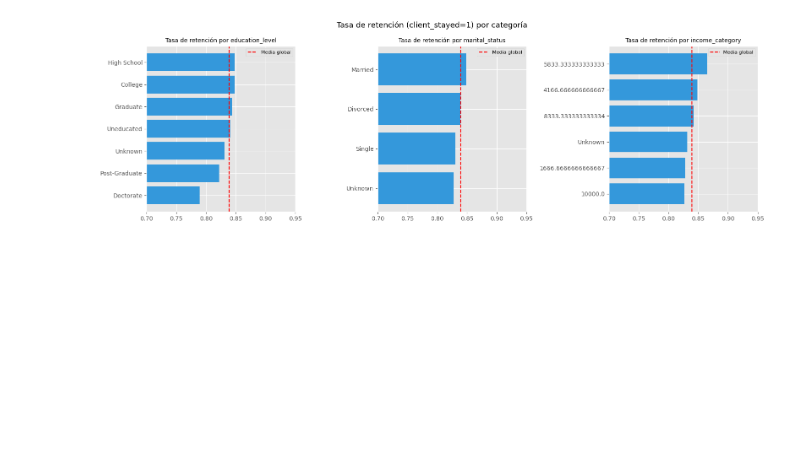
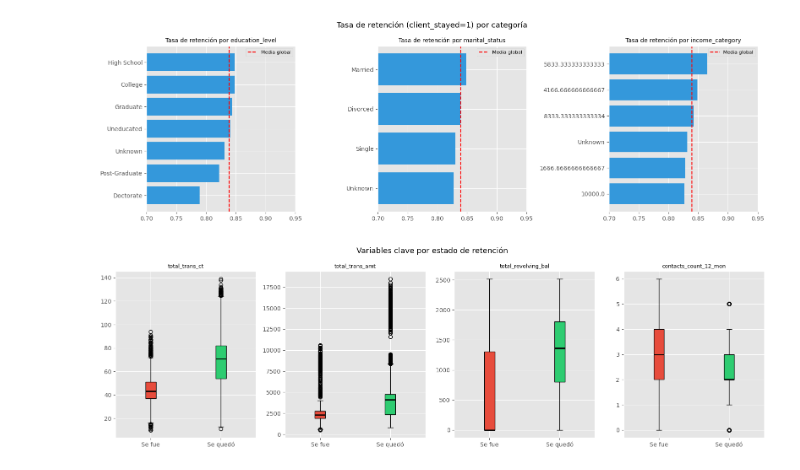
Before and after one commit to bielng/Data-Lab, a Jupyter notebook: trial_05.ipynb, the cells around one changed output. Saved outputs shown, nothing was run; the diff lists cells and outputs as text; code cells hidden in the pictures; blank space fills up the shorter version.

```diff
--- a/trial_05.ipynb
+++ b/trial_05.ipynb
@@ -148,3 +150,21 @@ plt.tight_layout()
 plt.show()
 # %% [output]
 [figure]
+# %%
+fig, axes = plt.subplots(1, 4, figsize=(16, 5))
+key_vars = ['total_trans_ct','total_trans_amt','total_revolving_bal','contacts_count_12_mon']
+
+for ax, col in zip(axes, key_vars):
+    data = [df[df['client_stayed']==0][col], df[df['client_stayed']==1][col]]
+    bp = ax.boxplot(data, patch_artist=True,
+                    boxprops=dict(facecolor='#e74c3c'),
+                    medianprops=dict(color='black', linewidth=2))
+    bp['boxes'][1].set_facecolor('#2ecc71')
+    ax.set_xticklabels(['Se fue', 'Se quedó'])
+    ax.set_title(col, fontsize=9)
+
+plt.suptitle("Variables clave por estado de retención", fontsize=13)
+plt.tight_layout()
+plt.show()
+# %% [output]
+[figure, added]
```
Also changed, not shown: parts of 13 cells of this notebook.
